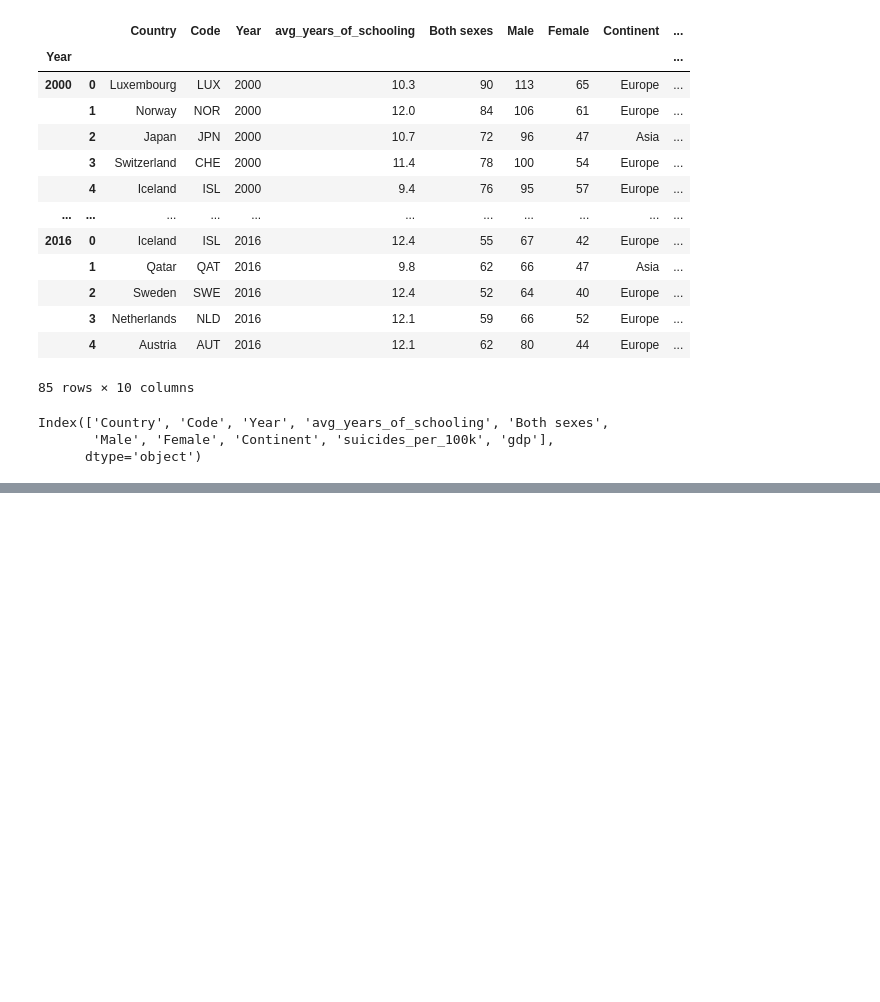
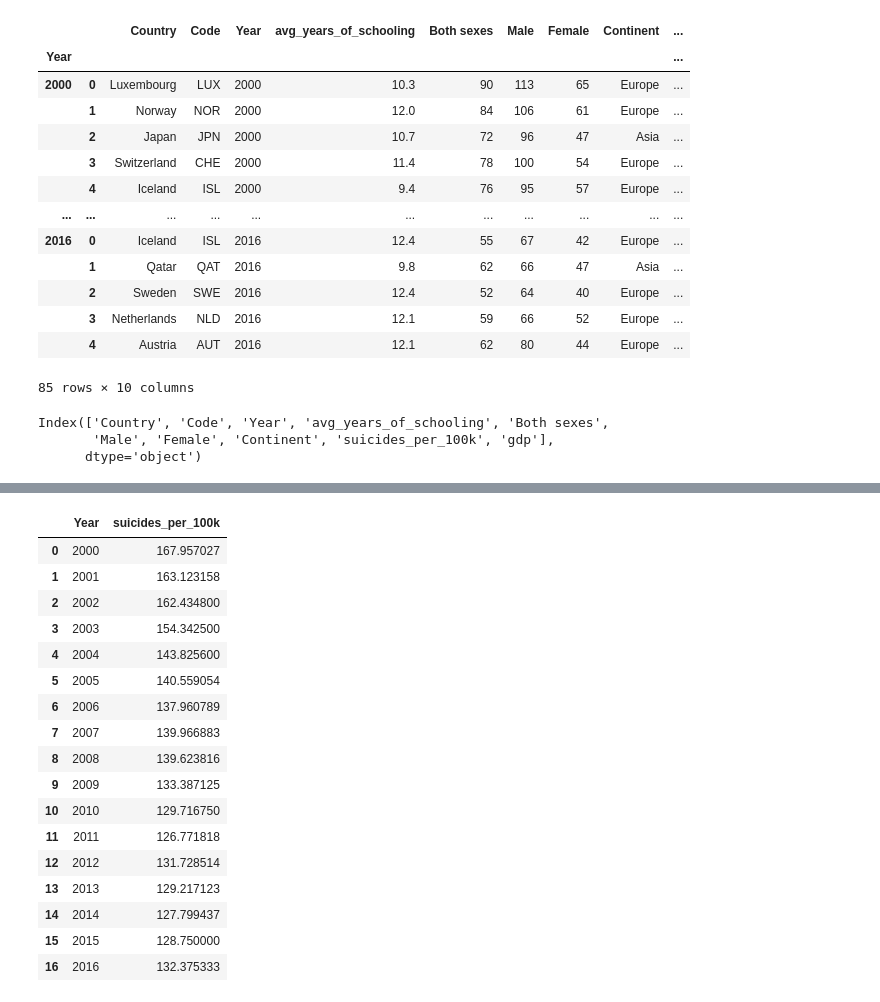
Before and after one commit to oludovisi/DSF_Final, a Jupyter notebook: DSF_Final_Project.ipynb, the cells around one changed output, grey strips where cells are left out. Drawn from its saved outputs; the diff is of its cells as text; code cells hidden in the pictures; blank space fills up the shorter version.

```diff
--- a/DSF_Final_Project.ipynb
+++ b/DSF_Final_Project.ipynb
@@ -332,0 +374,22 @@ fig
+# %%
+avg_sui = final_df_2.groupby('Year', as_index=False)['suicides_per_100k'].mean()
+avg_sui
+# %% [output]
+|  | Year | suicides_per_100k |
+| 0 | 2000 | 167.957027 |
+| 1 | 2001 | 163.123158 |
+| 2 | 2002 | 162.434800 |
+| 3 | 2003 | 154.342500 |
+| 4 | 2004 | 143.825600 |
+| 5 | 2005 | 140.559054 |
+| 6 | 2006 | 137.960789 |
+| 7 | 2007 | 139.966883 |
+| 8 | 2008 | 139.623816 |
+| 9 | 2009 | 133.387125 |
+| 10 | 2010 | 129.716750 |
+| 11 | 2011 | 126.771818 |
+| 12 | 2012 | 131.728514 |
+| 13 | 2013 | 129.217123 |
+| 14 | 2014 | 127.799437 |
+| 15 | 2015 | 128.750000 |
+| 16 | 2016 | 132.375333 |
```
Also changed, not shown: parts of 4 cells of this notebook, 1 other file.
